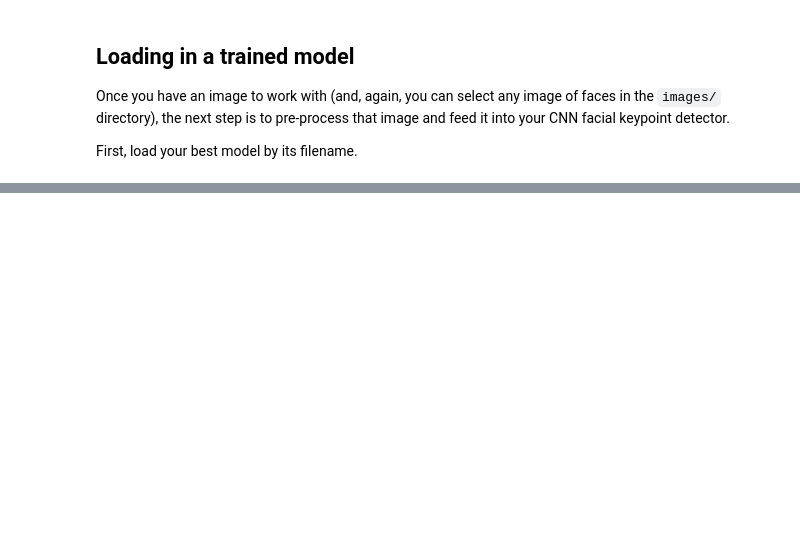
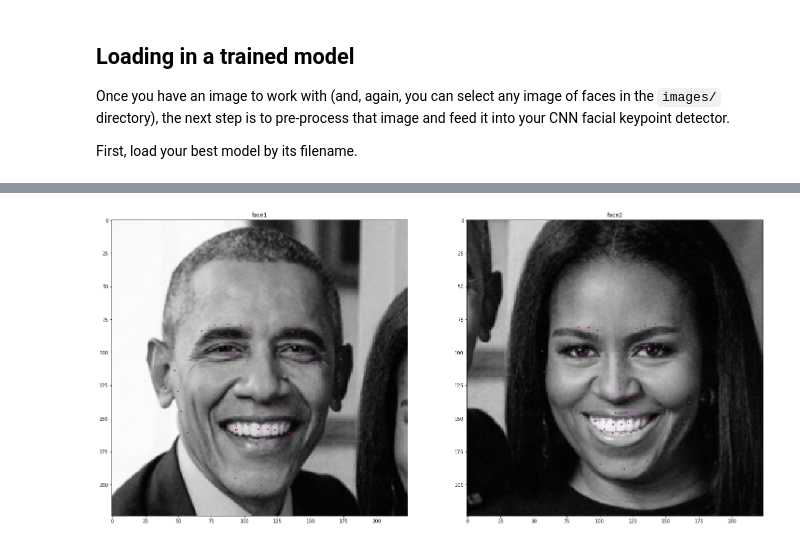
Before and after one commit to AvishekParajuli/P1_Facial_Keypoints, a Jupyter notebook: 3. Facial Keypoint Detection, Complete Pipeline.ipynb, the cells around one changed output, grey strips where cells are left out. Drawn from its saved outputs; the diff is of its cells as text; code cells hidden in the pictures; blank space fills up the shorter version.

```diff
--- a/3. Facial Keypoint Detection, Complete Pipeline.ipynb
+++ b/3. Facial Keypoint Detection, Complete Pipeline.ipynb
@@ -77,6 +83,8 @@ net = Net()
 ## TODO: load the best saved model parameters (by your path name)
 ## You'll need to un-comment the line below and add the correct name for *your* saved model
 # net.load_state_dict(torch.load('saved_models/keypoints_model_1.pt'))
-
+model_dir = 'saved_models/'
+model_name = 'keypoints_model_v2_MSE20epoch.pt'
+net.load_state_dict(torch.load(model_dir+model_name))
 ## print out your net and prepare it for testing (uncomment the line below)
-# net.eval()
+net.eval()
@@ -104,21 +135,66 @@ After each face has been appropriately converted into an input Tensor for your n
 # %%
-image_copy = np.copy(image)
+def detect_visulize_keypts(image, faces, delta =50):
+    image_copy = np.copy(image)
 
-# loop over the detected faces from your haar cascade
-for (x,y,w,h) in faces:
+    # we will create subplots for each face
+    fig = plt.figure(figsize=(25, 20))
 
-    # Select the region of interest that is the face in the image
-    roi = image_copy[y:y+h, x:x+w]
+    # index to count no of faces for each subplot addition
+    index =0
+    nfaces = len(faces)
+    print("no of faces: ", nfaces)
 
-    ## TODO: Convert the face region from RGB to grayscale
+    # loop over the detected faces from your haar cascade
+    for (x,y,w,h) in faces:
 
-    ## TODO: Normalize the grayscale image so that its color range falls in [0,1] instead of [0,255]
+        # Select the region of interest that is the face in the image
+        #roi = image_copy[y:y+h, x:x+w]
+        delta = 50
+        roi = image_copy[y-delta:y+h+delta, x-delta:x+w+delta]
+        print("shape roi: ", roi.shape)
+        ## TODO: Convert the face region from RGB to grayscale
+        roi = cv2.cvtColor(roi, cv2.COLOR_RGB2GRAY)
 
-    ## TODO: Rescale the detected face to be the expected square size for your CNN (224x224, suggested)
+        ## TODO: Normalize the grayscale image so that its color range falls in [0,1] instead of [0,255]
+        roi = roi/ 255.0
 
-    ## TODO: Reshape the numpy image shape (H x W x C) into a torch image shape (C x H x W)
+        ## TODO: Rescale the detected face to be the expected square size for your CNN (224x224, suggested)
+        roi_resized = cv2.resize(roi, (224, 224))
+        ## Use this iamge "roi_resized" to overlay the detected key_points
 
-    ## TODO: Make facial keypoint predictions using your loaded, trained network
-    ## perform a forward pass to get the predicted facial keypoints
+        #print("shape after resize: ", roi_resized.shape)
 
-    ## TODO: Display each detected face and the corresponding keypoints
+        ##[[]]
+        # add that third color dim and changed into a 4D tensor
+        roi_t = roi_resized.reshape(1, 1, roi_resized.shape[0], roi_resized.shape[1])
+        print("shape after adding new third  channel: ", roi_t.shape)
+        ## TODO: Reshape the numpy image shape (H x W x C) into a torch image shape (C x H x W)
+        #roi = np.transpose(roi, (1, 2, 0))   # transpose to go from torch to numpy image
+        roi_t = torch.from_numpy(roi_t)
+
+        ## TODO: Make facial keypoint predictions using your loaded, trained network
+        ## perform a forward pass to get the predicted facial keypoints
+        predicted_key_pts = net(roi_t.float())
+        #predicted_key_pts = predicted_key_pts.view(68, 2)
+        predicted_key_pts = predicted_key_pts.data.numpy()
+
+        # undo normalization of keypoints
+        predicted_key_pts = predicted_key_pts*50.0+100
+        predicted_key_pts = predicted_key_pts.reshape(68, 2)
+        print("shape of output_pts ", predicted_key_pts.shape)
+
+        ## TODO: Display each detected face and the corresponding keypoints
+        ax = fig.add_subplot(1, nfaces, index+1)
+        ax.imshow(roi_resized, cmap='gray')
+        ax.scatter(predicted_key_pts[:, 0], predicted_key_pts[:, 1], s=20, marker='.', c='m')
+        ax.set_title("face"+str(index+1))
+
+        #increse the count
+        index += 1
+
+        #show_all_keypoints(roi_resized, predicted_key_pts)
+    # end of for loop for faces
+    plt.show()
+#end of function
+detect_visulize_keypts(image, faces)
+# %% [output]
@@ -124,0 +208 @@ for (x,y,w,h) in faces:
+[figure, added]
```
Also changed, not shown: parts of 8 cells of this notebook, 4 other files.
